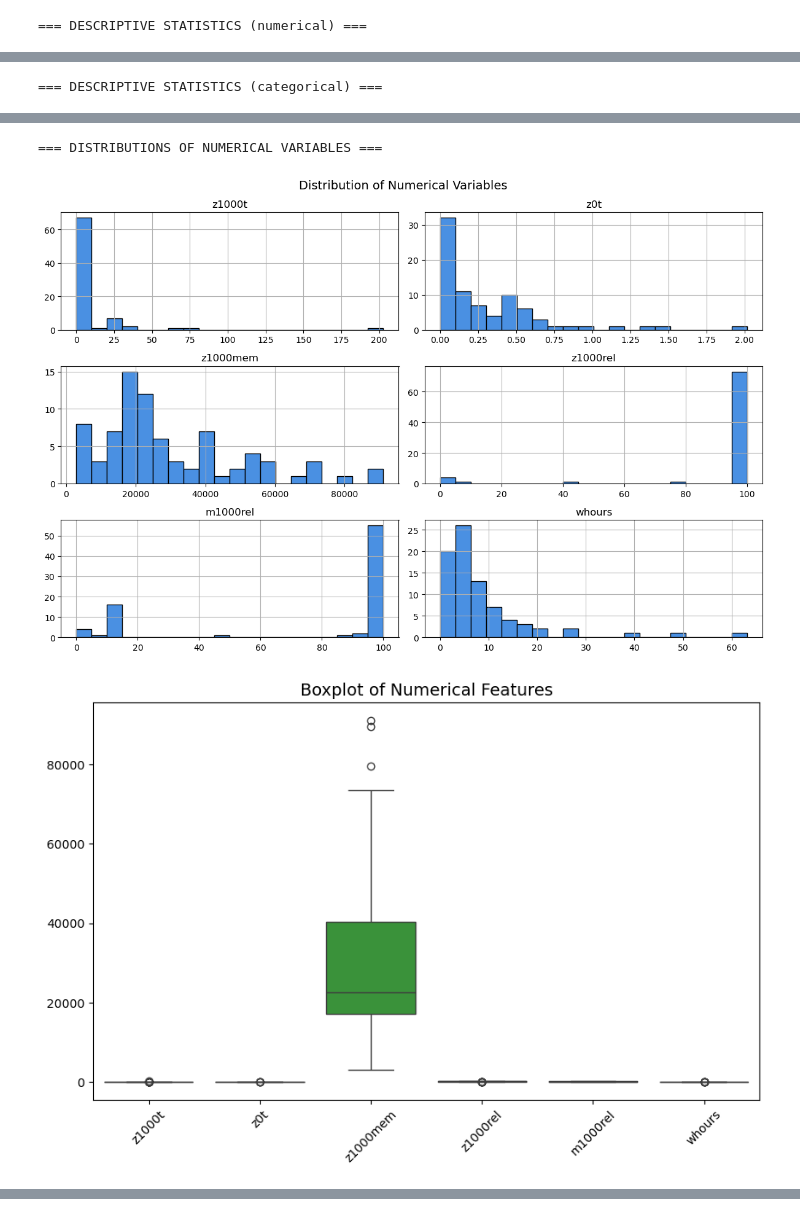
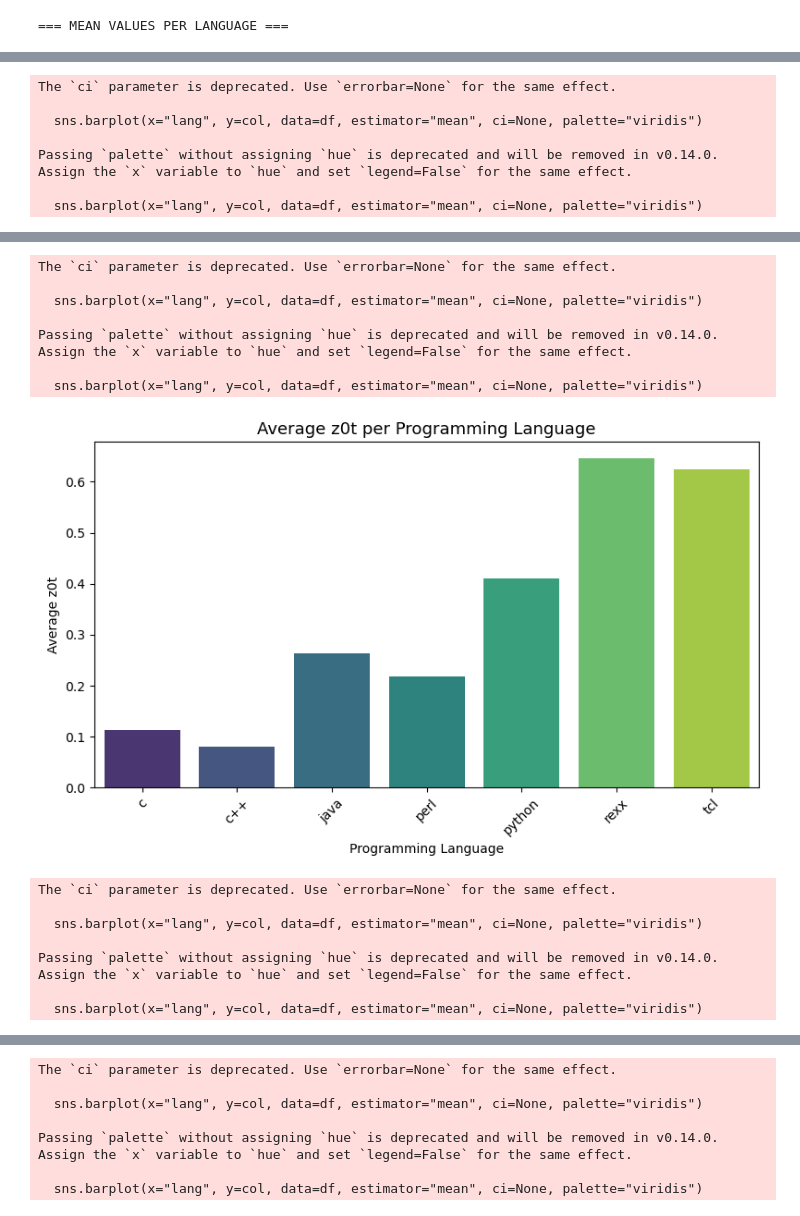
Before and after one commit to ErikNolander/jupyter, a Jupyter notebook: Clean data diagrams.ipynb, the cells around one changed output, grey strips where cells are left out. Cells and saved outputs as stored; diff of their text form; code cells hidden in the pictures.

Commit message:
fixed clean data diagrams

```diff
--- a/Clean data diagrams.ipynb
+++ b/Clean data diagrams.ipynb
@@ -14,26 +14,22 @@ print("\nKolumner:", list(df.columns))
 print("\nFörhandsgranskning:")
 display(df.head())
 
-# -------------------- 2️⃣ Descriptive Statistics --------------------
-print("\n=== DESCRIPTIVE STATISTICS (numerical) ===")
-display(df.describe())
+print("\n=== MEAN VALUES PER LANGUAGE ===")
 
-print("\n=== DESCRIPTIVE STATISTICS (categorical) ===")
-display(df.describe(include='object'))
+# Kolla vilka kolumner som är numeriska
+numeric_cols = df.select_dtypes(include=["float64", "int64"]).columns
 
-# -------------------- 3️⃣ Distributioner --------------------
-print("\n=== DISTRIBUTIONS OF NUMERICAL VARIABLES ===")
-df.hist(figsize=(12, 8), bins=20, color="#4a90e2", edgecolor="black")
-plt.suptitle("Distribution of Numerical Variables", fontsize=14)
-plt.tight_layout()
-plt.show()
-
-# -------------------- 4️⃣ Boxplots för outliers --------------------
-plt.figure(figsize=(10, 6))
-sns.boxplot(data=df.select_dtypes(include=["float64", "int64"]))
-plt.title("Boxplot of Numerical Features", fontsize=14)
-plt.xticks(rotation=45)
-plt.show()
+# Skapa stapeldiagram för varje numerisk kolumn grupperad per språk
+for col in numeric_cols:
+    if "lang" in df.columns:
+        plt.figure(figsize=(8, 5))
+        sns.barplot(x="lang", y=col, data=df, estimator="mean", ci=None, palette="viridis")
+        plt.title(f"Average {col} per Programming Language", fontsize=13)
+        plt.xlabel("Programming Language")
+        plt.ylabel(f"Average {col}")
+        plt.xticks(rotation=45)
+        plt.tight_layout()
+        plt.show()
 
 # -------------------- 6️⃣ Correlation Heatmap --------------------
 df = df.loc[:, ~df.columns.str.contains('^Unnamed')]
@@ -61,6 +57,7 @@ for col in cat_cols:
     print(f"\nKolumn: {col}")
     print(df[col].value_counts(normalize=True) * 100)
 
+
 # -------------------- 9️⃣ Sammanfattande kommentar --------------------
 print("""
 === INTERPRETATION GUIDE ===
@@ -86,4 +83,4 @@ Förhandsgranskning:
 | 2 | s036 | c | 20.900 | 0.000 | 11440 | 0.00 | 89.5 | 8.2 | NaN |
 | 3 | s066 | c | 0.750 | 0.467 | 2952 | 98.48 | 100.0 | 7.3 | NaN |
 | 4 | s078 | c | 0.050 | 0.050 | 22496 | 99.24 | 98.4 | 10.9 | NaN |
-=== DESCRIPTIVE STATISTICS (numerical) ===
+=== MEAN VALUES PER LANGUAGE ===
@@ -99 +87,7 @@ Förhandsgranskning:
-=== DESCRIPTIVE STATISTICS (categorical) ===
+The `ci` parameter is deprecated. Use `errorbar=None` for the same effect.
+
+  sns.barplot(x="lang", y=col, data=df, estimator="mean", ci=None, palette="viridis")
+
+Passing `palette` without assigning `hue` is deprecated and will be removed in v0.14.0. Assign the `x` variable to `hue` and set `legend=False` for the same effect.
+
+  sns.barplot(x="lang", y=col, data=df, estimator="mean", ci=None, palette="viridis")
@@ -105,3 +95,15 @@ Förhandsgranskning:
-=== DISTRIBUTIONS OF NUMERICAL VARIABLES ===
+The `ci` parameter is deprecated. Use `errorbar=None` for the same effect.
+
+  sns.barplot(x="lang", y=col, data=df, estimator="mean", ci=None, palette="viridis")
+
+Passing `palette` without assigning `hue` is deprecated and will be removed in v0.14.0. Assign the `x` variable to `hue` and set `legend=False` for the same effect.
+
+  sns.barplot(x="lang", y=col, data=df, estimator="mean", ci=None, palette="viridis")
-[figure, old version]
-[figure, old version]
+[figure, new version]
+The `ci` parameter is deprecated. Use `errorbar=None` for the same effect.
+
+  sns.barplot(x="lang", y=col, data=df, estimator="mean", ci=None, palette="viridis")
+
+Passing `palette` without assigning `hue` is deprecated and will be removed in v0.14.0. Assign the `x` variable to `hue` and set `legend=False` for the same effect.
+
+  sns.barplot(x="lang", y=col, data=df, estimator="mean", ci=None, palette="viridis")
@@ -108,0 +111,7 @@ Förhandsgranskning:
+The `ci` parameter is deprecated. Use `errorbar=None` for the same effect.
+
+  sns.barplot(x="lang", y=col, data=df, estimator="mean", ci=None, palette="viridis")
+
+Passing `palette` without assigning `hue` is deprecated and will be removed in v0.14.0. Assign the `x` variable to `hue` and set `legend=False` for the same effect.
+
+  sns.barplot(x="lang", y=col, data=df, estimator="mean", ci=None, palette="viridis")
```
Also changed, not shown: parts of 1 cell of this notebook, 1 other file.
